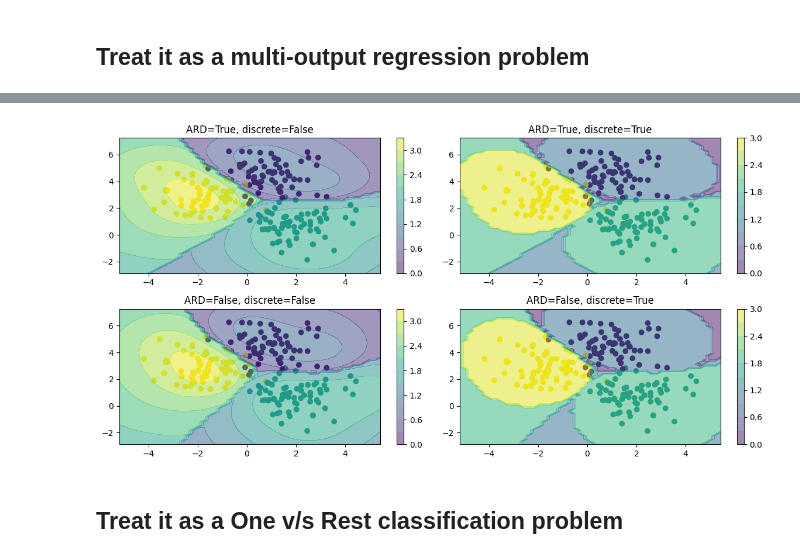
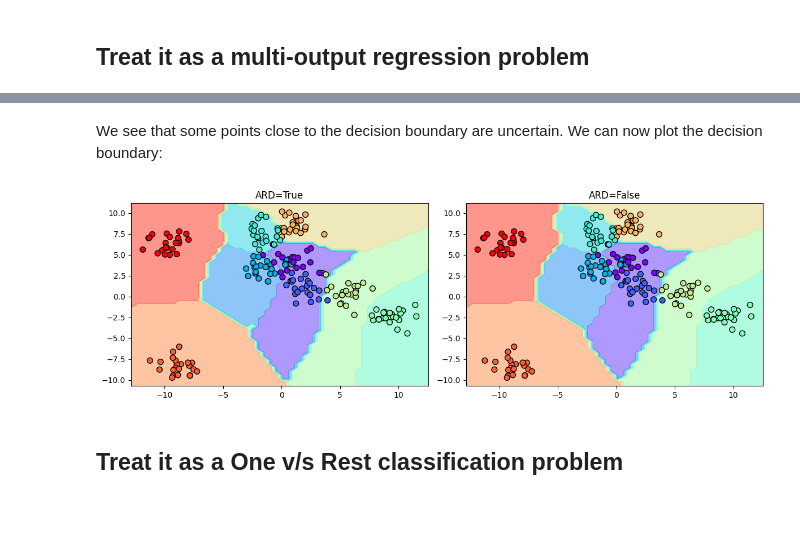
Before and after one commit to patel-zeel/blog, a Jupyter notebook: posts/2023-07-05-Multiclass_GP_classification.ipynb, the cells around one changed output, grey strips where cells are left out. Drawn from its saved outputs; the diff is of its cells as text; code cells hidden in the pictures; blank space fills up the shorter version.

```diff
--- a/posts/2023-07-05-Multiclass_GP_classification.ipynb
+++ b/posts/2023-07-05-Multiclass_GP_classification.ipynb
@@ -66,0 +90,15 @@ y_test_one_hot = encoder.transform(y_test)
+# %%
+fig, ax = plt.subplots(1, 2, figsize=(12, 4))
+ax = ax.ravel()
+i = 0
+mappables = []
+for model in [ard_model, non_ard_model]:
+    y_grid = model.predict(X_grid)[0]
+    mappable = ax[i].contourf(Grid1, Grid2, y_grid.reshape(Grid1.shape), cmap='rainbow', alpha=0.5)
+    mappables.append(mappable)
+    ax[i].scatter(X[:, 0], X[:, 1], c=y, s=50, cmap='rainbow', edgecolor='k')
+    ax[i].set_title(f"ARD={model.kern.ARD}")
+    i += 1
+
+# put a common colorbar for both mappables
+fig.colorbar(mappables[0], ax=ax, cax=fig.add_axes([0.92, 0.1, 0.02, 0.8]));
@@ -67,16 +109,13 @@ y_test_one_hot = encoder.transform(y_test)
 # %%
-ard_model = create_and_fit_model(GPy.models.GPRegression, X_train, y_train, ard=True)
-non_ard_model = create_and_fit_model(GPy.models.GPRegression, X_train, y_train, ard=False)
-
-fig, ax = plt.subplots(2, 2, figsize=(12, 6))
+fig, ax = plt.subplots(1, 2, figsize=(12, 4))
 ax = ax.ravel()
 i = 0
 for model in [ard_model, non_ard_model]:
-    for discrete in [False, True]:
-        predict_fn = lambda x: model.predict(x)[0]
-        plot_predictions(predict_fn, ax[i], fig, discrete=discrete)
-        ax[i].set_title(f"ARD={model.kern.ARD}, discrete={discrete}")
-        i += 1
+    y_grid = model.predict(X_grid)[0].round().astype(int)
+    ax[i].contourf(Grid1, Grid2, y_grid.reshape(Grid1.shape), cmap='rainbow', alpha=0.5)
+    ax[i].scatter(X[:, 0], X[:, 1], c=y, s=50, cmap='rainbow', edgecolor='k')
+    ax[i].set_title(f"ARD={model.kern.ARD}")
+    i += 1
 
 plt.tight_layout()
 # %% [output]
@@ -86,19 +196,18 @@ plt.tight_layout()
+# %% [markdown]
+We see that some points close to the decision boundary are uncertain. We can now plot the decision boundary:
 # %%
-ard_model = create_and_fit_model(GPy.models.GPRegression, X_train, y_train_one_hot, ard=True)
-non_ard_model = create_and_fit_model(GPy.models.GPRegression, X_train, y_train_one_hot, ard=False)
-
-fig, ax = plt.subplots(2, 2, figsize=(12, 6))
+fig, ax = plt.subplots(1, 2, figsize=(12, 4))
 ax = ax.ravel()
 i = 0
 for model in [ard_model, non_ard_model]:
-    for discrete in [False, True]:
-        predict_fn = lambda x: np.max(model.predict(x)[0], axis=1) + np.argmax(model.predict(x)[0], axis=1)
-        plot_predictions(predict_fn, ax[i], fig, discrete=discrete)
-        ax[i].set_title(f"ARD={model.kern.ARD}, discrete={discrete}")
-        i += 1
+    y_grid = model.predict(X_grid)[0].argmax(axis=1)
+    ax[i].contourf(Grid1, Grid2, y_grid.reshape(Grid1.shape), cmap='rainbow', alpha=0.5)
+    ax[i].scatter(X[:, 0], X[:, 1], c=y, s=50, cmap='rainbow', edgecolor='k')
+    ax[i].set_title(f"ARD={model.kern.ARD}")
+    i += 1
 
 plt.tight_layout()
 # %% [output]
-[figure, old version]
+[figure, new version]
 # %% [markdown]
 ## Treat it as a One v/s Rest classification problem
```
Also changed, not shown: parts of 21 cells of this notebook.
